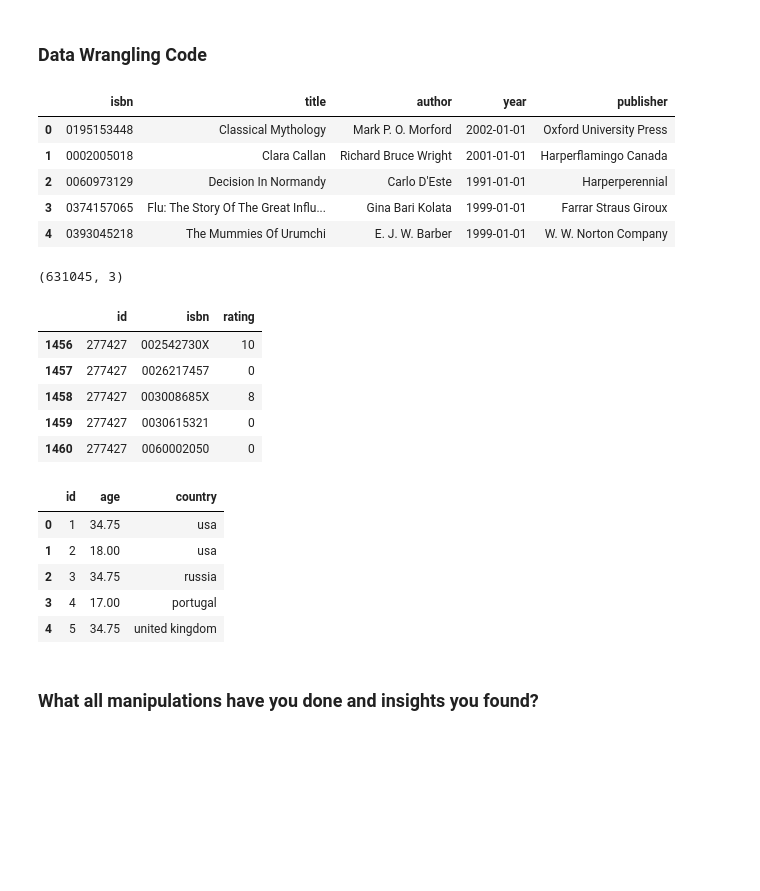
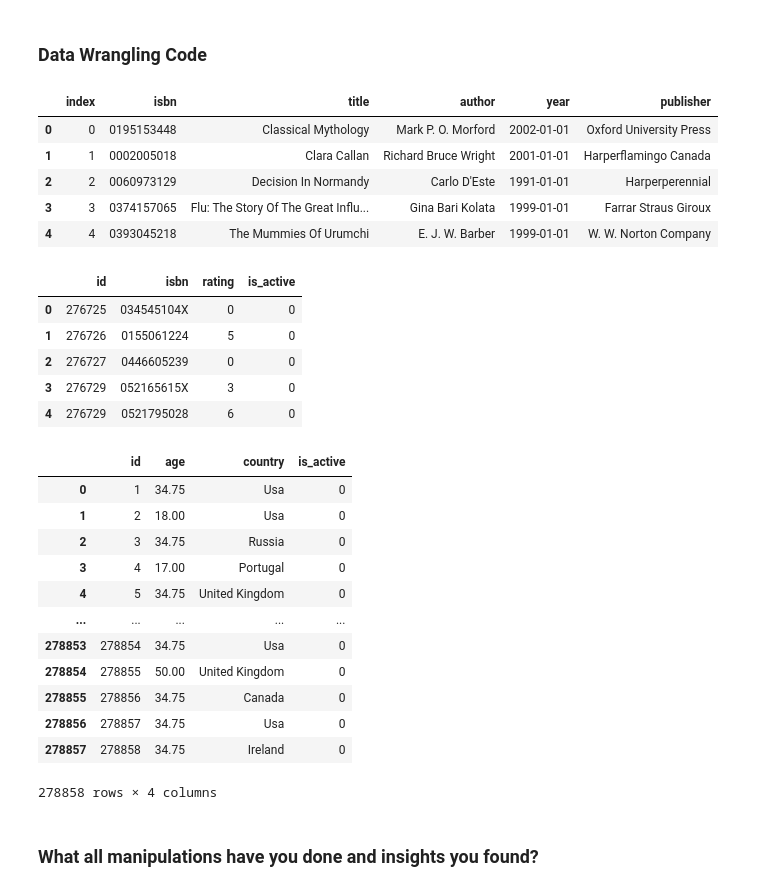
Before and after one commit to bisht-deepak/Capstone-Project-Recommendation-System, a Jupyter notebook: unsupervised-learning-book-recommendation-system.ipynb, the cells around one changed output. Drawn from its saved outputs; the diff is of its cells as text; code cells hidden in the pictures; blank space fills up the shorter version.

Commit message:
Kaggle Notebook | Unsupervised Learning- Book Recommendation System | Version 3

```diff
--- a/unsupervised-learning-book-recommendation-system.ipynb
+++ b/unsupervised-learning-book-recommendation-system.ipynb
@@ -274,10 +312,11 @@ tweaked_books_df= tweak_books_df(books_df)
 # %%
+tweaked_books_df= tweak_books_df(books_df)
 tweaked_books_df.head()
 # %% [output]
-|  | isbn | title | author | year | publisher |
-| 0 | 0195153448 | Classical Mythology | Mark P. O. Morford | 2002-01-01 | Oxford University Press |
-| 1 | 0002005018 | Clara Callan | Richard Bruce Wright | 2001-01-01 | Harperflamingo Canada |
-| 2 | 0060973129 | Decision In Normandy | Carlo D'Este | 1991-01-01 | Harperperennial |
-| 3 | 0374157065 | Flu: The Story Of The Great Influ... | Gina Bari Kolata | 1999-01-01 | Farrar Straus Giroux |
-| 4 | 0393045218 | The Mummies Of Urumchi | E. J. W. Barber | 1999-01-01 | W. W. Norton Company |
+|  | index | isbn | title | author | year | publisher |
+| 0 | 0 | 0195153448 | Classical Mythology | Mark P. O. Morford | 2002-01-01 | Oxford University Press |
+| 1 | 1 | 0002005018 | Clara Callan | Richard Bruce Wright | 2001-01-01 | Harperflamingo Canada |
+| 2 | 2 | 0060973129 | Decision In Normandy | Carlo D'Este | 1991-01-01 | Harperperennial |
+| 3 | 3 | 0374157065 | Flu: The Story Of The Great Influ... | Gina Bari Kolata | 1999-01-01 | Farrar Straus Giroux |
+| 4 | 4 | 0393045218 | The Mummies Of Urumchi | E. J. W. Barber | 1999-01-01 | W. W. Norton Company |
 # %%
@@ -308,4 +332,0 @@ tweaked_ratings_df= tweak_ratings_df(ratings_df)
-# %%
-tweaked_ratings_df.shape
-# %% [output]
-(631045, 3)
@@ -312,21 +350,28 @@ tweaked_ratings_df.shape
 # %%
+tweaked_ratings_df= tweak_ratings_df(ratings_df)
 tweaked_ratings_df.head()
 # %% [output]
-|  | id | isbn | rating |
-| 1456 | 277427 | 002542730X | 10 |
-| 1457 | 277427 | 0026217457 | 0 |
-| 1458 | 277427 | 003008685X | 8 |
-| 1459 | 277427 | 0030615321 | 0 |
-| 1460 | 277427 | 0060002050 | 0 |
+|  | id | isbn | rating | is_active |
+| 0 | 276725 | 034545104X | 0 | 0 |
+| 1 | 276726 | 0155061224 | 5 | 0 |
+| 2 | 276727 | 0446605239 | 0 | 0 |
+| 3 | 276729 | 052165615X | 3 | 0 |
+| 4 | 276729 | 0521795028 | 6 | 0 |
 # %%
 def tweak_users_df(X):
     mean_age= X["age"].mean().round(2)
     return (
         X
         .assign(
-            country= lambda x: x["location"].str.split(",").map(lambda x: x[-1]).str.replace(r"[.@öð¹ú_\"!0-9/\\`?{*&ãº>}=\-¸äå½#;]", "", regex= True).str.strip(),
-            age= lambda x: x["age"].fillna(mean_age)
+            country= lambda x: (
+                x["location"]
+                .str.split(",")
+                .map(lambda x: x[-1])
+                .str.replace(r"[.@öð¹ú_\"!0-9/\\`?{*&ãº>}=\-¸äå½#;]", "", regex= True)
+                .str.strip().str.title()
+            ),
+            age= lambda x: x["age"].fillna(mean_age),
+            is_active= lambda x: np.where(x["id"].isin(active_users), 1, 0)
         )
         .drop(columns= ["location"])
     )
-tweaked_users_df= tweak_users_df(users_df)
@@ -333,12 +381,19 @@ tweaked_users_df= tweak_users_df(users_df)
 # %%
-tweaked_users_df.head()
+tweaked_users_df
 # %% [output]
-|  | id | age | country |
-| 0 | 1 | 34.75 | usa |
-| 1 | 2 | 18.00 | usa |
-| 2 | 3 | 34.75 | russia |
-| 3 | 4 | 17.00 | portugal |
-| 4 | 5 | 34.75 | united kingdom |
+|  | id | age | country | is_active |
+| 0 | 1 | 34.75 | Usa | 0 |
+| 1 | 2 | 18.00 | Usa | 0 |
+| 2 | 3 | 34.75 | Russia | 0 |
+| 3 | 4 | 17.00 | Portugal | 0 |
+| 4 | 5 | 34.75 | United Kingdom | 0 |
+| ... | ... | ... | ... | ... |
+| 278853 | 278854 | 34.75 | Usa | 0 |
+| 278854 | 278855 | 50.00 | United Kingdom | 0 |
+| 278855 | 278856 | 34.75 | Canada | 0 |
+| 278856 | 278857 | 34.75 | Usa | 0 |
+| 278857 | 278858 | 34.75 | Ireland | 0 |
+278858 rows × 4 columns
 # %% [markdown]
 ### What all manipulations have you done and insights you found?
 # %% [markdown]
```
Also changed, not shown: parts of 29 cells of this notebook.
